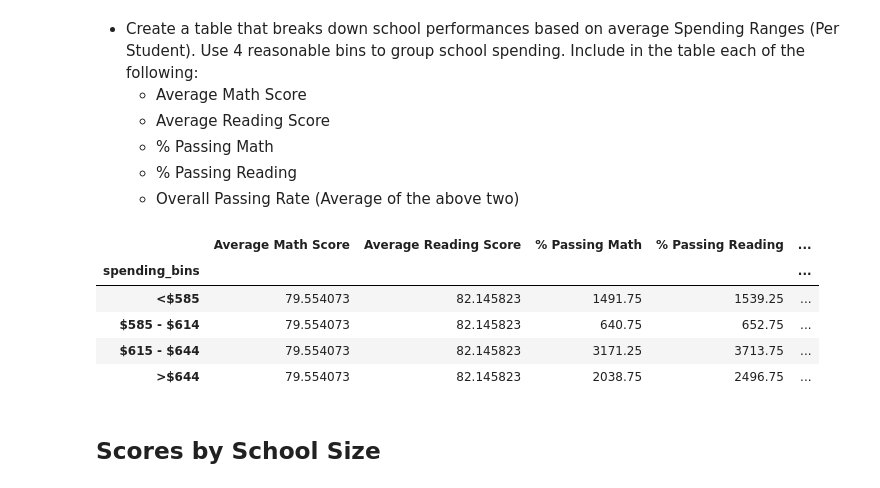
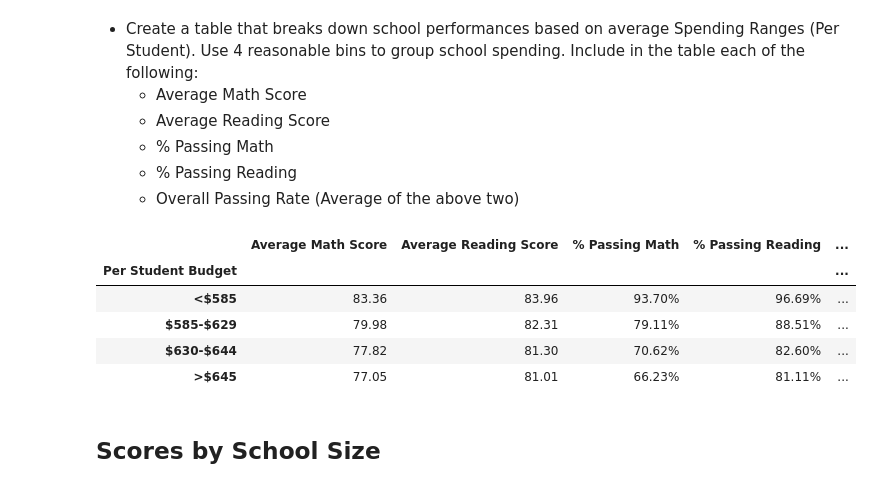
Before and after one commit to nadiaaldrich/pandas-challenge, a Jupyter notebook: PyCitySchools_starter.ipynb, the cells around one changed output. Cells and saved outputs as stored; diff of their text form; code cells hidden in the pictures.

```diff
--- a/PyCitySchools_starter.ipynb
+++ b/PyCitySchools_starter.ipynb
@@ -307,40 +307,40 @@ reading_scores_by_grade_df
 # %%
 #bins for spending
 bins = [0, 585, 630, 645, 680]
 bin_names = ["<$585", "$585-$629", "$630-$644", ">$645"]
 school_data_complete['Spending Ranges (Per Student)'] = pd.cut(school_data_complete['budget']/school_data_complete['size'], bins, labels = bin_names)
 
 
 #grouping by spending
-spending_grouped = school_data_complete.groupby("Spending Ranges (Per Student)").mean()
+spending_grouped = school_data_complete.groupby("Spending Ranges (Per Student)")
 
 
-average_math = spending_grouped["math_score"].mean()
-average_reading = spending_grouped["reading_score"].mean()
-percent_pass_math = school_data_complete[school_data_complete["math_score"]>= 70].groupby("spending_bins")["Student ID"].count()/spending_grouped["Student ID"].count()
-percent_pass_rdg = school_data_complete[school_data_complete["reading_score"]>= 70].groupby("spending_bins")["Student ID"].count()/spending_grouped["Student ID"].count()
-percent_overall = school_data_complete[(school_data_complete["math_score"]>= 70) & (school_data_complete["reading_score"]>= 70)].groupby("spending_bins")["Student ID"].count()/spending_grouped["Student ID"].count()
+average_math = round(spending_grouped["math_score"].mean(),2)
+average_reading = round(spending_grouped["reading_score"].mean(),2)
+percent_pass_math = round(school_data_complete[school_data_complete["math_score"]>= 70].groupby("Spending Ranges (Per Student)")["Student ID"].count()/spending_grouped["Student ID"].count()*100, 2).map("{:,.2f}%".format)
+percent_pass_rdg = round(school_data_complete[school_data_complete["reading_score"]>= 70].groupby("Spending Ranges (Per Student)")["Student ID"].count()/spending_grouped["Student ID"].count()*100, 2).map("{:,.2f}%".format)
+percent_overall = round(school_data_complete[(school_data_complete["math_score"]>= 70) & (school_data_complete["reading_score"]>= 70)].groupby("Spending Ranges (Per Student)")["Student ID"].count()/spending_grouped["Student ID"].count()*100, 2).map("{:,.2f}%".format)
 
 scores_spending = pd.DataFrame({
     "Average Math Score": average_math,
     "Average Reading Score": average_reading,
     "% Passing Math": percent_pass_math,
     "% Passing Reading": percent_pass_rdg,
     "Overall Passing Rate": percent_overall
 })
 
-#scores_spending.index.name = "Per Student Budget"
-#scores_spending = scores_spending.reindex(bin_names)
+scores_spending.index.name = "Per Student Budget"
+scores_spending = scores_spending.reindex(bin_names)
 
 
 scores_spending
 # %% [output]
 |  | Average Math Score | Average Reading Score | % Passing Math | % Passing Reading | ... |
-| spending_bins |  |  |  |  | ... |
-| <$585 | 79.554073 | 82.145823 | 1491.75 | 1539.25 | ... |
-| $585 - $614 | 79.554073 | 82.145823 | 640.75 | 652.75 | ... |
-| $615 - $644 | 79.554073 | 82.145823 | 3171.25 | 3713.75 | ... |
-| >$644 | 79.554073 | 82.145823 | 2038.75 | 2496.75 | ... |
+| Per Student Budget |  |  |  |  | ... |
+| <$585 | 83.36 | 83.96 | 93.70% | 96.69% | ... |
+| $585-$629 | 79.98 | 82.31 | 79.11% | 88.51% | ... |
+| $630-$644 | 77.82 | 81.30 | 70.62% | 82.60% | ... |
+| >$645 | 77.05 | 81.01 | 66.23% | 81.11% | ... |
 # %% [markdown]
 ## Scores by School Size
 # %% [markdown]
```
